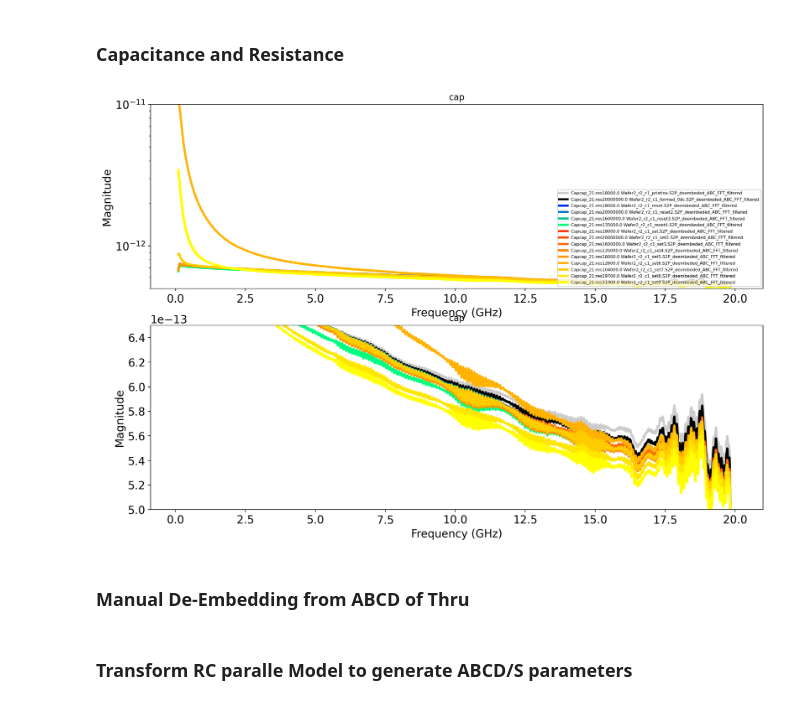
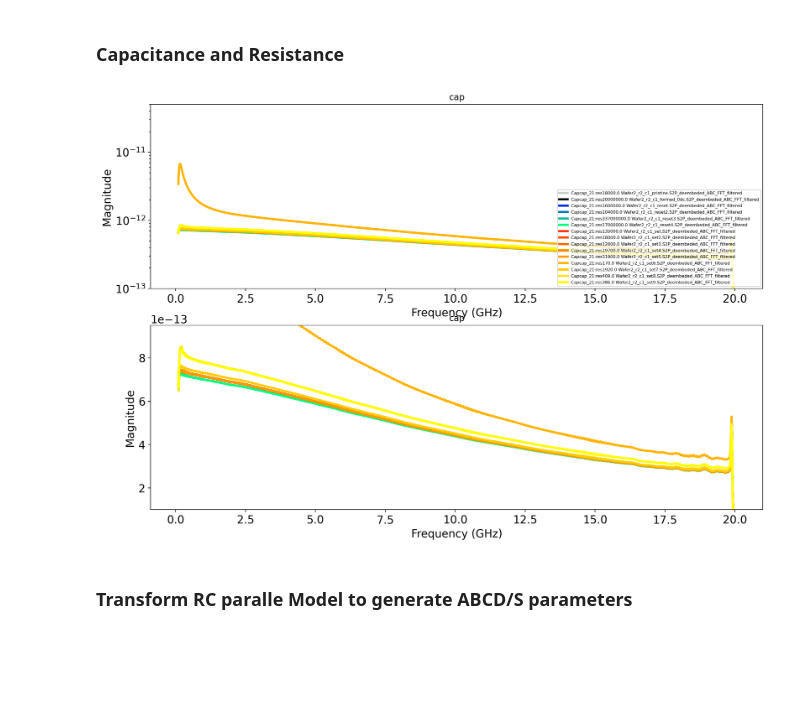
Before and after one commit to hc3413/VNA_Analysis, a Jupyter notebook: Exp_Modelling.ipynb, the cells around one changed output. Saved outputs shown, nothing was run; the diff lists cells and outputs as text; code cells hidden in the pictures; blank space fills up the shorter version.

```diff
--- a/Exp_Modelling.ipynb
+++ b/Exp_Modelling.ipynb
@@ -176,37 +176,36 @@ plt.show()
 # %%
 r_num = [[23,42],[56,60,64,67], [57,58,59,61,62,63,65,66,68]]
 
 p_1 = subgen(s2p_files_2_ABCD_FFT, r_num)
 p_2 = subgen(sp2_files_2_FFT, r_num)
 
 plot_data_1 = p_1
 plot_data_2 = p_2
 
 # res_list_names = [pristine=1.8e4,formed=2e7,reset=1.6e6,set=1.35e5,set2=1.8e4,set3=1.26e4,reset2=1.04e5,set4=1.97e4,set5=3.19e4,set6=1.7e2
 #                   reset3=3.37e8,set7=1.92e3,set8=4.09e2,reset4=1.7e7,set9=3.86e2]
-res_list = [1.8e4,2e7,1.6e6,1.35e5,1.8e4,1.26e4,1.04e5,1.97e4,3.19e4,1.7e2,3.37e8,1.92e3,4.09e2,1.7e7,3.86e2]
+res_list = [[1.8e4,2e7],[1.6e6,1.04e5,3.37e8,1.7e7],[1.35e5,1.8e4,1.26e4,1.97e4,3.19e4,1.7e2,1.92e3,4.09e2,3.86e2]]
+#res_list = [x * 1e6 for x in [1.8e4,2e7,1.6e6,1.35e5,1.8e4,1.26e4,1.04e5,1.97e4,3.19e4,1.7e2,3.37e8,1.92e3,4.09e2,1.7e7,3.86e2]]
 
 #-------------------Plotting-------------------
 plt.rcParams['lines.linewidth'] = 3  # Change this to your desired line width
 f = plt.figure(figsize=(15,10),dpi=200)
 gs = f.add_gridspec(2, 1)
 ax = f.add_subplot(gs[0, 0])
 ax1 = f.add_subplot(gs[1, 0])
 
 #
 sub_plot(ax=ax, dev_subset = plot_data_1, plot_type=['cap'], log_x=False, m_port=[2], n_port=[1], deembed_data=False,
-         y_range = [5e-13,1e-11],x_range='0.1-20ghz', R_in = res_list,log_y=True
+         y_range = [1e-13,5e-11],x_range='0.1-20ghz', R_in = res_list,log_y=True
          )
 #
 sub_plot(ax=ax1, dev_subset = plot_data_1, plot_type=['cap'], log_x=False, m_port=[2], n_port=[1], deembed_data=False,
-         y_range=[5e-13,6.5e-13], x_range='0.1-20ghz',p_legend = False, R_in = res_list)
+         y_range=[1e-13,9.5e-13], x_range='0.1-20ghz',p_legend = False, R_in = res_list)
 
 #plt.savefig(os.path.join(path_out, 'capacitance_from_RCsimple_dual22'), format='svg')
 
 plt.show()
 # %% [output]
-[figure, old version]
+[figure, new version]
-# %% [markdown]
-### Manual De-Embedding from ABCD of Thru
 # %% [markdown]
 ### Transform RC paralle Model to generate ABCD/S parameters
```
Also changed, not shown: parts of 2 cells of this notebook, 2 other files.
